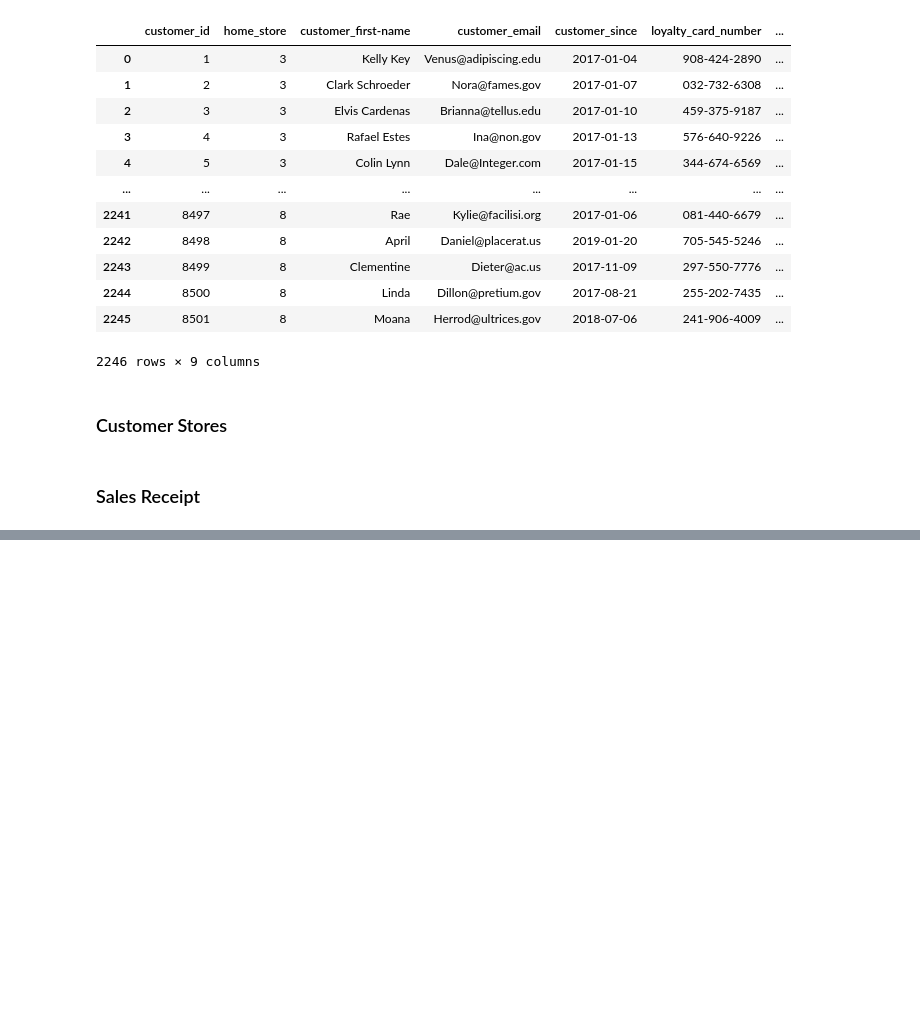
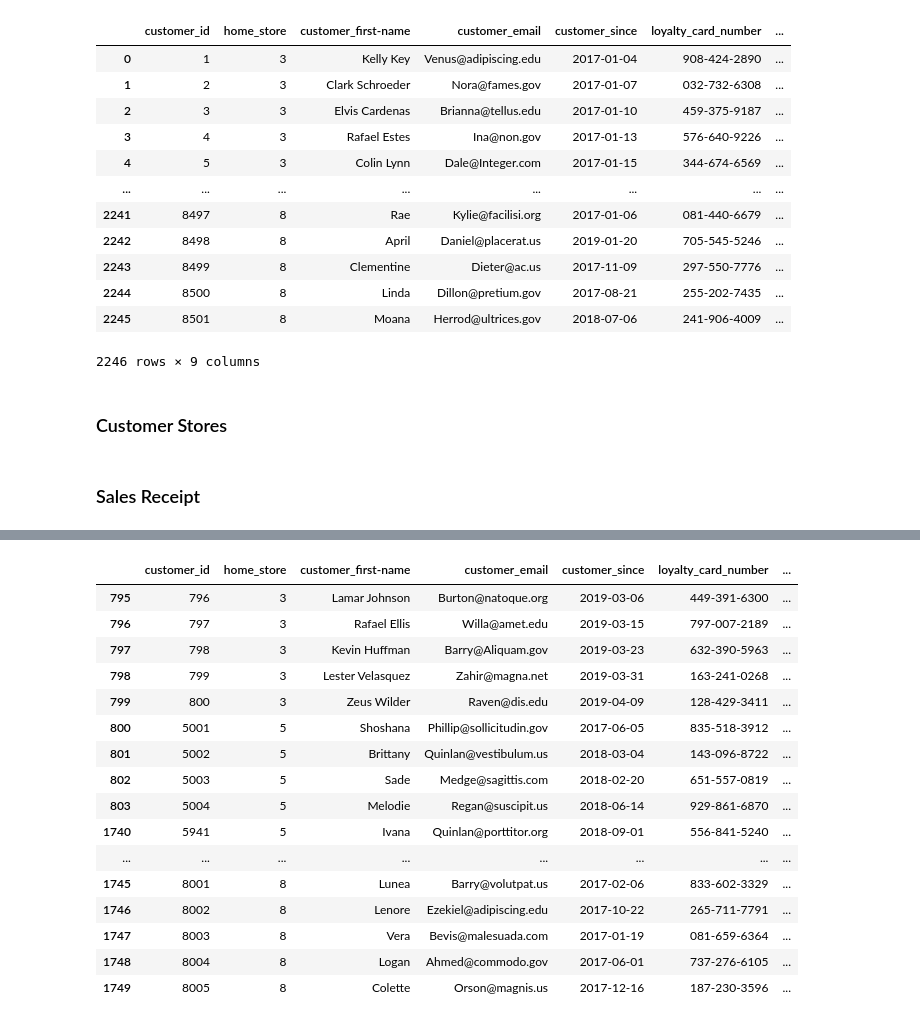
Before and after one commit to nindakhoirunnisa/nindakhoirunnisa.github.io, a Jupyter notebook: coffee_shops/input_data.ipynb, the cells around one changed output, grey strips where cells are left out. Cells and saved outputs as stored; diff of their text form; code cells hidden in the pictures; blank space fills up the shorter version.

```diff
--- a/coffee_shops/input_data.ipynb
+++ b/coffee_shops/input_data.ipynb
@@ -612,0 +634,3 @@ connection.close()
+# %%
+c = pd.read_csv('customer.csv')
+c
@@ -612,0 +672,25 @@ connection.close()
+# %%
+a1 = c[((c['customer_id'] > 795) & (c['customer_id'] < 5005)) ]
+# %%
+b1 = c[(c['customer_id'] > 5940)].head(10)
+# %%
+c1 = pd.concat([a1, b1])
+c1
+# %% [output]
+|  | customer_id | home_store | customer_first-name | customer_email | customer_since | loyalty_card_number | ... |
+| 795 | 796 | 3 | Lamar Johnson | Burton@natoque.org | 2019-03-06 | 449-391-6300 | ... |
+| 796 | 797 | 3 | Rafael Ellis | Willa@amet.edu | 2019-03-15 | 797-007-2189 | ... |
+| 797 | 798 | 3 | Kevin Huffman | Barry@Aliquam.gov | 2019-03-23 | 632-390-5963 | ... |
+| 798 | 799 | 3 | Lester Velasquez | Zahir@magna.net | 2019-03-31 | 163-241-0268 | ... |
+| 799 | 800 | 3 | Zeus Wilder | Raven@dis.edu | 2019-04-09 | 128-429-3411 | ... |
+| 800 | 5001 | 5 | Shoshana | Phillip@sollicitudin.gov | 2017-06-05 | 835-518-3912 | ... |
+| 801 | 5002 | 5 | Brittany | Quinlan@vestibulum.us | 2018-03-04 | 143-096-8722 | ... |
+| 802 | 5003 | 5 | Sade | Medge@sagittis.com | 2018-02-20 | 651-557-0819 | ... |
+| 803 | 5004 | 5 | Melodie | Regan@suscipit.us | 2018-06-14 | 929-861-6870 | ... |
+| 1740 | 5941 | 5 | Ivana | Quinlan@porttitor.org | 2018-09-01 | 556-841-5240 | ... |
+| ... | ... | ... | ... | ... | ... | ... | ... |
+| 1745 | 8001 | 8 | Lunea | Barry@volutpat.us | 2017-02-06 | 833-602-3329 | ... |
+| 1746 | 8002 | 8 | Lenore | Ezekiel@adipiscing.edu | 2017-10-22 | 265-711-7791 | ... |
+| 1747 | 8003 | 8 | Vera | Bevis@malesuada.com | 2017-01-19 | 081-659-6364 | ... |
+| 1748 | 8004 | 8 | Logan | Ahmed@commodo.gov | 2017-06-01 | 737-276-6105 | ... |
+| 1749 | 8005 | 8 | Colette | Orson@magnis.us | 2017-12-16 | 187-230-3596 | ... |
```
Also changed, not shown: parts of 6 cells of this notebook, 1 other file.
